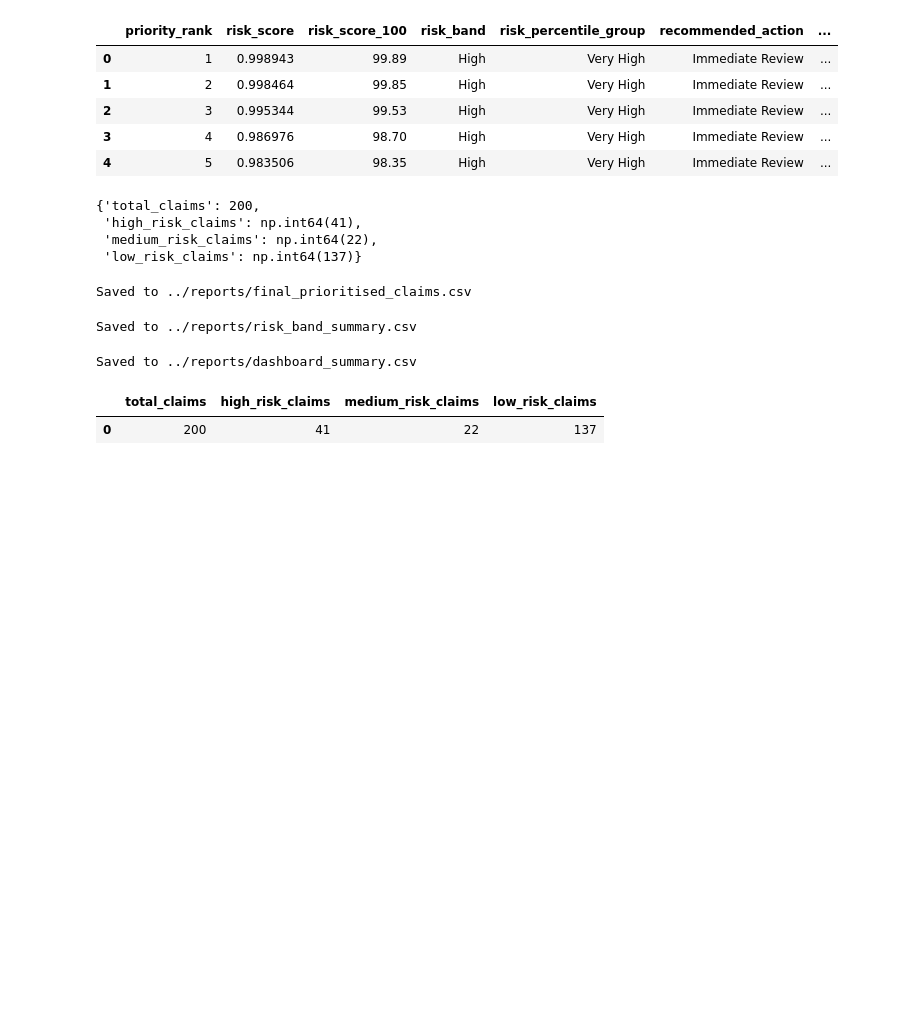
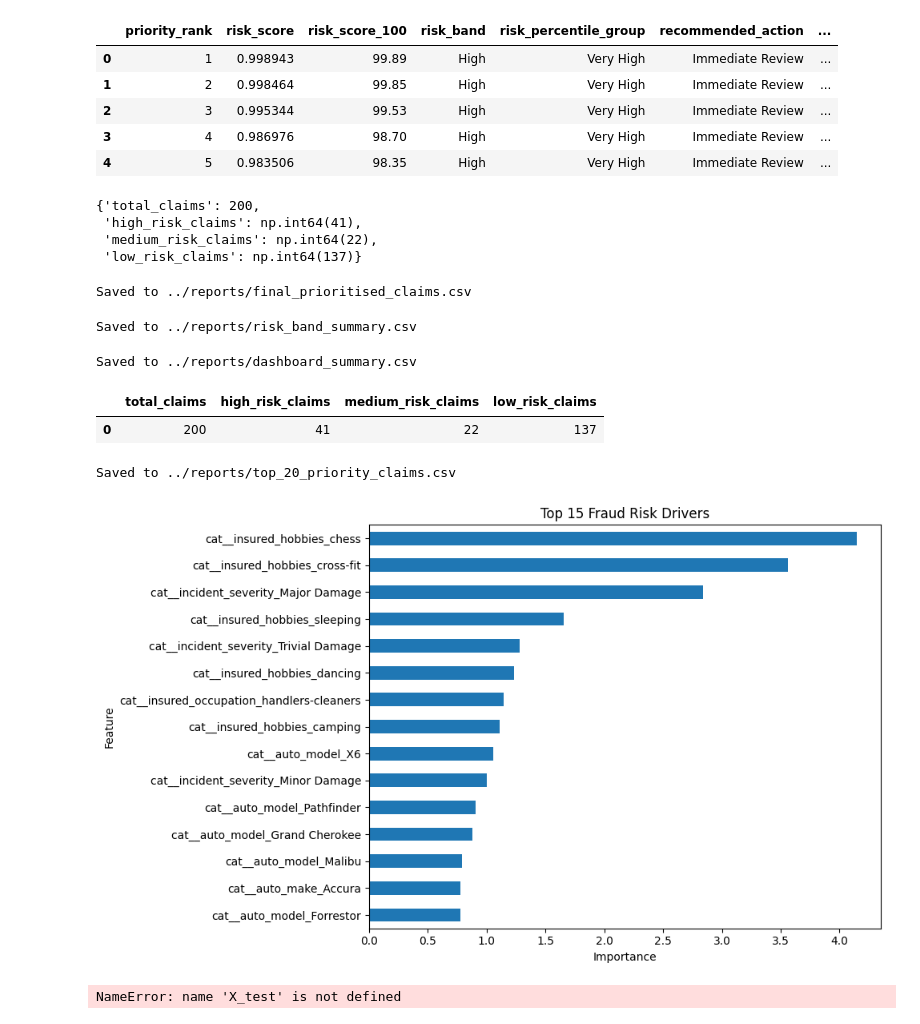
Before and after one commit to Eniola1cc/Insurance-Fraud-Project, a Jupyter notebook: notebooks/04_risk_scoring_and_dashboard_prep.ipynb, the cells around one changed output. Drawn from its saved outputs; the diff is of its cells as text; code cells hidden in the pictures; blank space fills up the shorter version.

```diff
--- a/notebooks/04_risk_scoring_and_dashboard_prep.ipynb
+++ b/notebooks/04_risk_scoring_and_dashboard_prep.ipynb
@@ -195,3 +195,13 @@ summary_df
 Saved to ../reports/dashboard_summary.csv
 |  | total_claims | high_risk_claims | medium_risk_claims | low_risk_claims |
 | 0 | 200 | 41 | 22 | 137 |
+# %%
+# Create Top 20 priority claims
+top_20_claims = df.head(20)
+
+# Save it
+top_20_claims.to_csv("../reports/top_20_priority_claims.csv", index=False)
+
+print("Saved to ../reports/top_20_priority_claims.csv")
+# %% [output]
+Saved to ../reports/top_20_priority_claims.csv
@@ -197,0 +231,54 @@ Saved to ../reports/dashboard_summary.csv
+# %%
+import pandas as pd
+import matplotlib.pyplot as plt
+import os
+
+os.makedirs("../reports/figures", exist_ok=True)
+
+model = best_pipeline.named_steps["model"]
+feature_names = best_pipeline.named_steps["preprocessor"].get_feature_names_out()
+
+if hasattr(model, "feature_importances_"):
+    importance_values = model.feature_importances_
+elif hasattr(model, "coef_"):
+    importance_values = abs(model.coef_[0])
+else:
+    raise ValueError("This model does not support feature importance or coefficients.")
+
+importance_df = pd.DataFrame({
+    "feature": feature_names,
+    "importance": importance_values
+}).sort_values(by="importance", ascending=False).head(15)
+
+importance_df.plot(kind="barh", x="feature", y="importance", figsize=(10, 6), legend=False)
+plt.gca().invert_yaxis()
+plt.title("Top 15 Fraud Risk Drivers")
+plt.xlabel("Importance")
+plt.ylabel("Feature")
+plt.tight_layout()
+
+plt.savefig("../reports/figures/feature_importance.png", dpi=300, bbox_inches="tight")
+plt.show()
+# %% [output]
+[figure, added]
+# %%
+import shap
+import joblib
+
+# Load model
+best_pipeline = joblib.load("../models/fraud_model_pipeline.pkl")
+
+model = best_pipeline.named_steps["model"]
+preprocessor = best_pipeline.named_steps["preprocessor"]
+
+# Transform data
+X_transformed = preprocessor.transform(X_test)
+
+# Use LinearExplainer for Logistic Regression
+explainer = shap.LinearExplainer(model, X_transformed)
+
+shap_values = explainer(X_transformed)
+
+shap.plots.bar(shap_values)
+# %% [output]
+NameError: name 'X_test' is not defined
```
Also changed, not shown: parts of 2 cells of this notebook, 5 other files.
